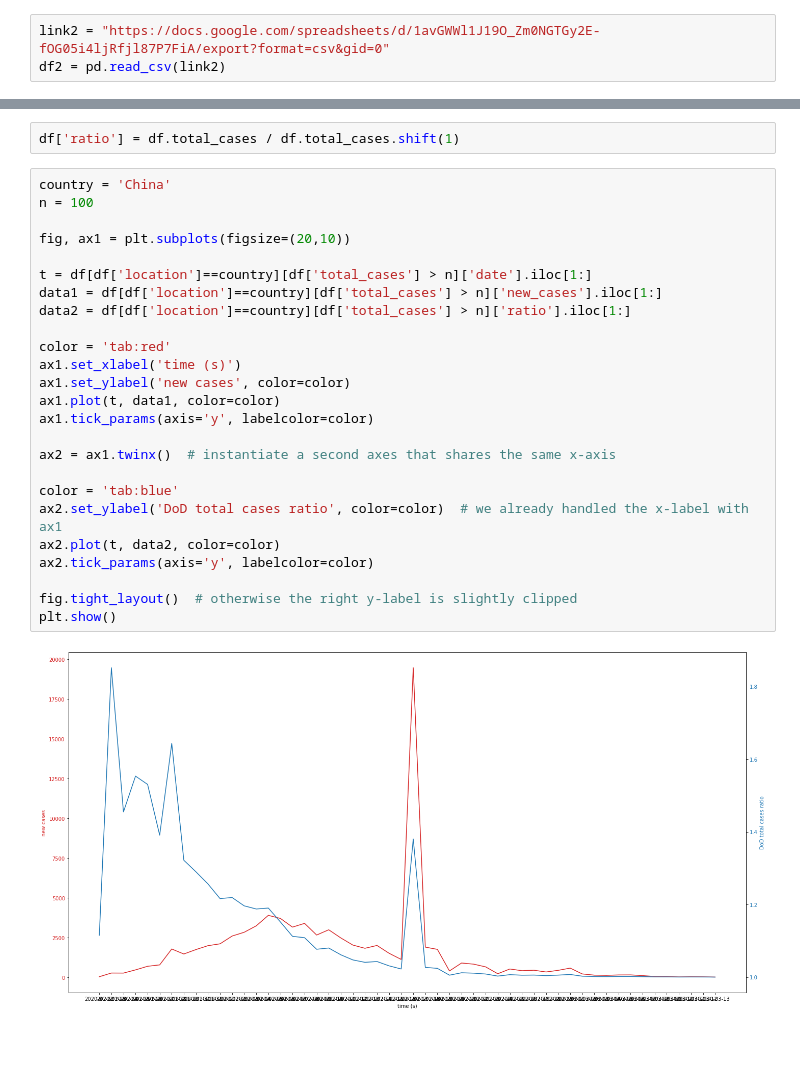
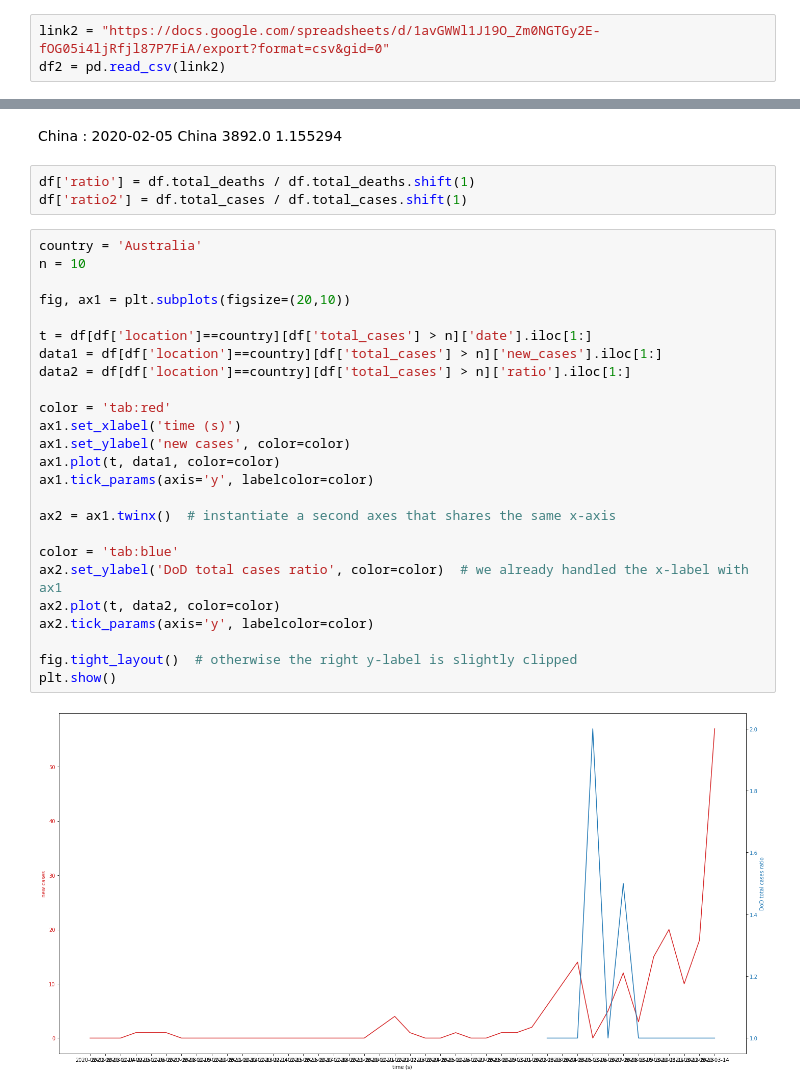
Before and after one commit to nachiketmparanjape/COVID-19, a Jupyter notebook: COVID_19.ipynb, the cells around one changed output, grey strips where cells are left out. Saved outputs shown, nothing was run; the diff lists cells and outputs as text; blank space fills up the shorter version.

```diff
--- a/COVID_19.ipynb
+++ b/COVID_19.ipynb
@@ -16,32 +20,35 @@ max(df.date)
+# %% [markdown]
+China : 2020-02-05 	China 	3892.0 1.155294
 # %%
-df['ratio'] = df.total_cases / df.total_cases.shift(1)
+df['ratio'] = df.total_deaths / df.total_deaths.shift(1)
+df['ratio2'] = df.total_cases / df.total_cases.shift(1)
 # %%
-country = 'China'
-n = 100
+country = 'Australia'
+n = 10
 
 fig, ax1 = plt.subplots(figsize=(20,10))
 
 t = df[df['location']==country][df['total_cases'] > n]['date'].iloc[1:]
 data1 = df[df['location']==country][df['total_cases'] > n]['new_cases'].iloc[1:]
 data2 = df[df['location']==country][df['total_cases'] > n]['ratio'].iloc[1:]
 
 color = 'tab:red'
 ax1.set_xlabel('time (s)')
 ax1.set_ylabel('new cases', color=color)
 ax1.plot(t, data1, color=color)
 ax1.tick_params(axis='y', labelcolor=color)
 
 ax2 = ax1.twinx()  # instantiate a second axes that shares the same x-axis
 
 color = 'tab:blue'
 ax2.set_ylabel('DoD total cases ratio', color=color)  # we already handled the x-label with ax1
 ax2.plot(t, data2, color=color)
 ax2.tick_params(axis='y', labelcolor=color)
 
 fig.tight_layout()  # otherwise the right y-label is slightly clipped
 plt.show()
 # %% [output]
-[figure, old version]
+[figure, new version]
 # %%
 df[df['location']==country][df['total_cases']>n]
 # %% [output]
```
Also changed, not shown: parts of 3 cells of this notebook.
